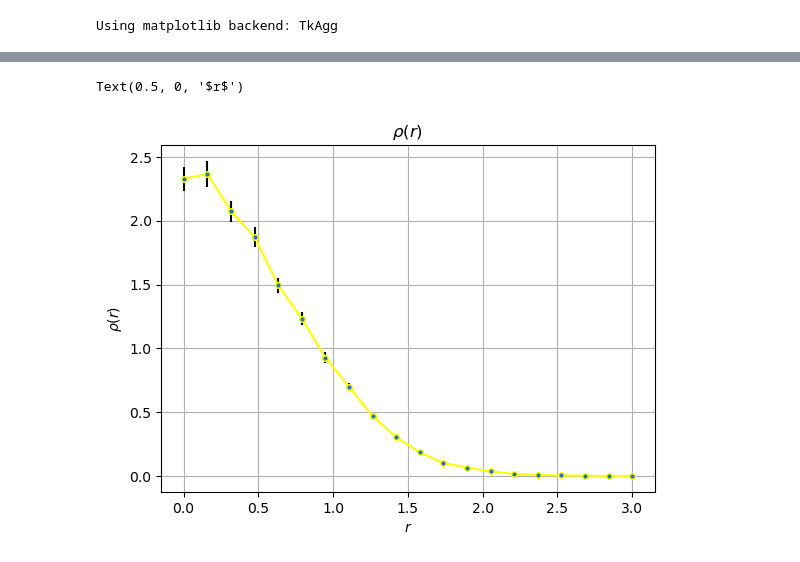
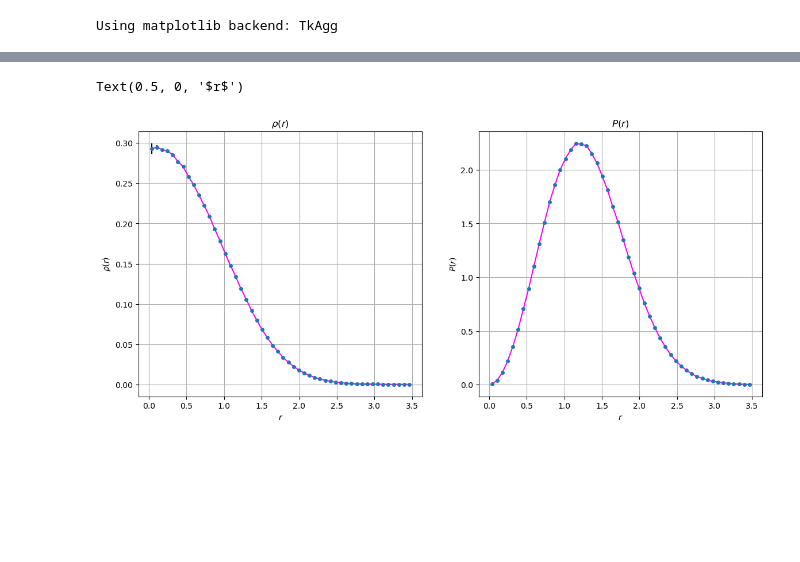
Before and after one commit to DavideCacopardi/variational-monte-carlo-fys4411-DC2026, a Jupyter notebook: display.ipynb, the cells around one changed output, grey strips where cells are left out. Saved outputs shown, nothing was run; the diff lists cells and outputs as text; code cells hidden in the pictures; blank space fills up the shorter version.

```diff
--- a/display.ipynb
+++ b/display.ipynb
@@ -168,15 +150,0 @@ Generate rGrid in 3D
-# %%
-radius = np.linspace(1e-3, 3, 20)
-theta = np.arccos(np.linspace(-1, 1, 5))
-phi = np.linspace(0, 2 * np.pi, 10)
-N = radius.size * theta.size * phi.size
-rGrid = np.ndarray((N, 3))
-c = 0
-for r in radius:
-    for t in theta:
-        for p in phi:
-            rGrid[c][0] = r * np.sin(t) * np.cos(p)
-            rGrid[c][1] = r * np.sin(t) * np.sin(p)
-            rGrid[c][2] = r * np.cos(t)
-            c += 1
-np.savetxt("iofiles/rGrid.csv", rGrid, delimiter=',')
@@ -194,22 +164,28 @@ One-body density in 3D
-# %%
-%matplotlib inline
-
-n_angles = theta.size * phi.size
-density_raw, error_raw = np.loadtxt("iofiles/onebodydensity.dat", delimiter=',', unpack=True)
-
-density = density_raw.reshape(radius.size, n_angles).mean(axis=1)
-
-# error propagation: sqrt(sum(err^2)) / n_angles
-error = np.sqrt((error_raw**2).reshape(radius.size, n_angles).sum(axis=1)) / n_angles
-
-fig = plt.figure(figsize=(14, 4.5))
-gs = fig.add_gridspec(1, 2)
-ax = fig.add_subplot(gs[0, 0])
-ax.errorbar(radius, density, yerr=error, color='yellow', ecolor='black',
-            marker='.', markersize=8, linestyle='-', mfc="tab:blue")
-ax.set_title(r"$\rho(r)$")
-ax.set_ylabel(r"$\rho(r)$")
-ax.set_xlabel(r"$r$")
-# %% [output]
-Text(0.5, 0, '$r$')
-[figure, removed]
+# %%
+def volume_hshpere(r, dim):
+    return 2 * np.pi**(dim/2) / sp.special.gamma(dim/2) * r**(dim-1)
+
+dim = 3
+r, rho, drho = np.loadtxt("iofiles/onebodydensity.dat", delimiter=',', unpack=True)
+rad_rho = rho * volume_hshpere(r, dim)
+drad_rho = drho * volume_hshpere(r, dim)
+
+fig = plt.figure(figsize=(14, 6))
+gs = fig.add_gridspec(1, 2)
+
+ax = fig.add_subplot(gs[0, 0])
+ax.errorbar(r, y=rho, yerr=drho, color='magenta', ecolor='black',
+            marker='.', markersize=8, linestyle='-', mfc="tab:blue", mec="tab:blue")
+ax.set_title(r"$\rho(r)$")
+ax.set_ylabel(r"$\rho(r)$")
+ax.set_xlabel(r"$r$")
+
+ax = fig.add_subplot(gs[0, 1])
+ax.errorbar(r, y=rad_rho, yerr=drad_rho, color='magenta', ecolor='black',
+            marker='.', markersize=8, linestyle='-', mfc="tab:blue", mec="tab:blue")
+ax.set_title(r"$P(r)$")
+ax.set_ylabel(r"$P(r)$")
+ax.set_xlabel(r"$r$")
+# %% [output]
+Text(0.5, 0, '$r$')
+[figure, added]
```
Also changed, not shown: parts of 11 cells of this notebook, 34 other files.
